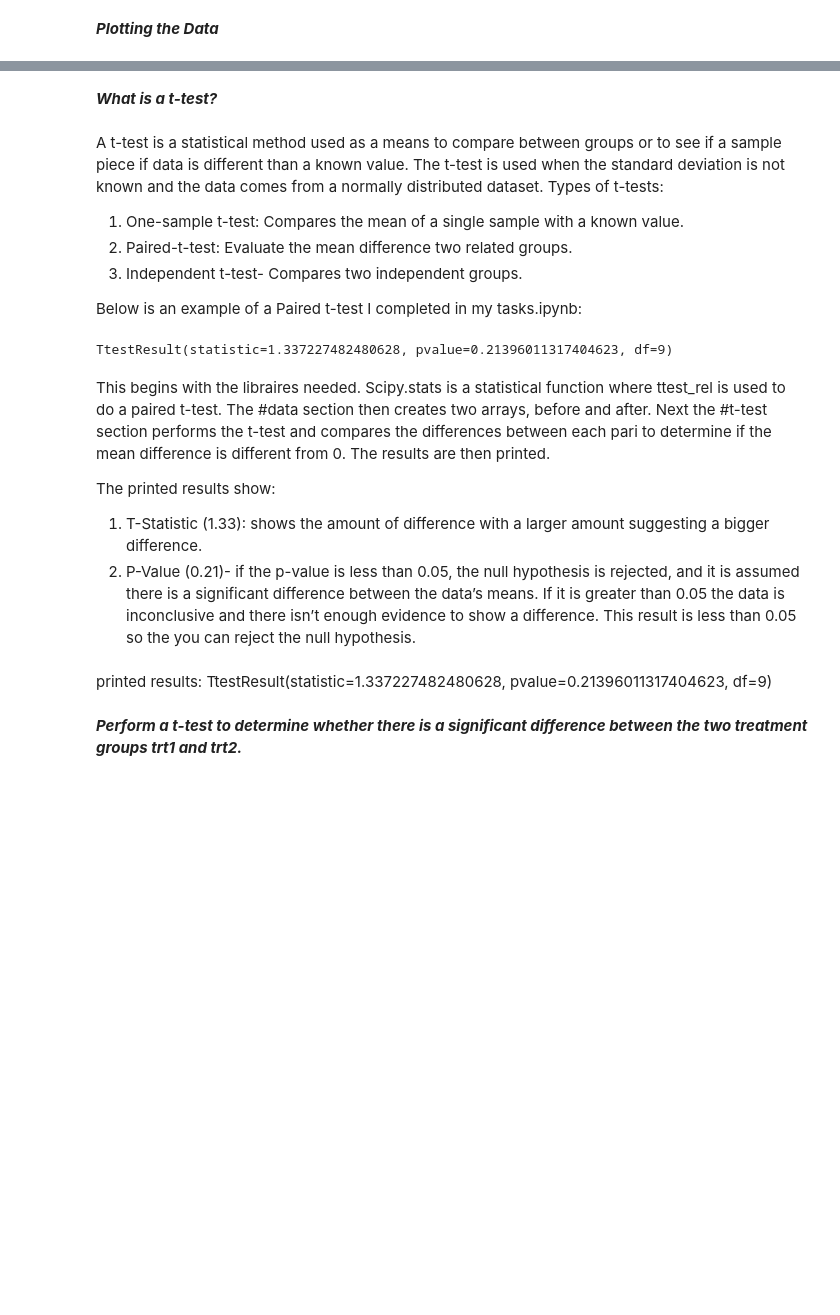
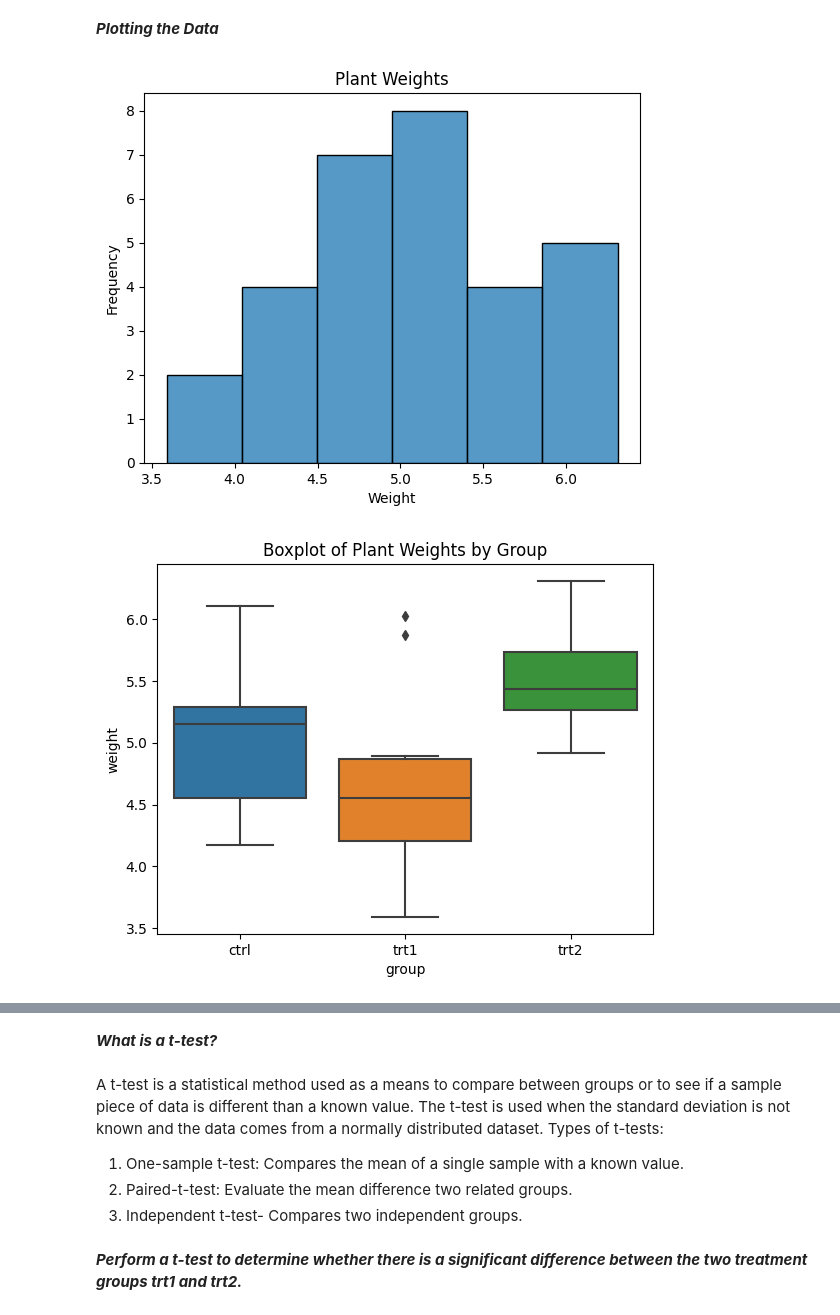
Before and after one commit to darachg22/applied_statistics, a Jupyter notebook: Project.ipynb, the cells around one changed output, grey strips where cells are left out. Saved outputs shown, nothing was run; the diff lists cells and outputs as text; code cells hidden in the pictures; blank space fills up the shorter version.

Commit message:
Tidied up the Project file. Nearly finished work on project. May need to condier smoother way to import columns. Maybe use indexing.

```diff
--- a/Project.ipynb
+++ b/Project.ipynb
@@ -70,3 +72,22 @@ max    30.000000   6.310000
 As mentioned, the datset has 30 rows with 10 points of data for each of the groups, broken into two column; **Weight**  (numerical) and **Group** (categorical).
 # %% [markdown]
 ***Plotting the Data***
+# %%
+#Histogram
+sns.histplot(data['weight'])
+plt.title('Plant Weights')
+plt.xlabel('Weight')
+plt.ylabel('Frequency')
+plt.show()
+
+#Boxplot
+sns.boxplot(x='group', y='weight', data=data)
+plt.title('Boxplot of Plant Weights by Group')
+plt.show()
+
+#Pairplot
+sns.pairplot(data)
+plt.show()
+# %% [output]
+[figure, added]
+[figure, added]
@@ -73,37 +95,10 @@ As mentioned, the datset has 30 rows with 10 points of data for each of the grou
 # %% [markdown]
 ***What is a t-test?***
 # %% [markdown]
-A t-test is a statistical method used as a means to compare between groups or to see if a sample piece if data is different than a known value. The t-test is used when the standard deviation is not known and the data comes from a normally distributed dataset.
+A t-test is a statistical method used as a means to compare between groups or to see if a sample piece of data is different than a known value. The t-test is used when the standard deviation is not known and the data comes from a normally distributed dataset.
 Types of t-tests:
 1.	One-sample t-test: Compares the mean of a single sample with a known value.
 2.	Paired-t-test: Evaluate the mean difference two related groups.
 3.	Independent t-test- Compares two independent groups.
-
-Below is an example of a Paired t-test I completed in my tasks.ipynb:
-# %%
-import numpy as np
-import scipy.stats as stats
-
-#Data
-before = np.array([63,68,70,64,74,67,70,57,66,65])
-
-after = np.array([64,64,68,64,73,70,72,54,61,63])
-
-#t-test
-test = stats.ttest_rel(before, after)
-print (test)
-# %% [output]
-TtestResult(statistic=1.337227482480628, pvalue=0.21396011317404623, df=9)
-# %% [markdown]
-This begins with the libraires needed. Scipy.stats is a statistical function where ttest_rel is used to do a paired t-test.
-The #data section then creates two arrays, before and after.
-Next the #t-test section performs the t-test and compares the differences between each pari to determine if the mean difference is different from 0. The results are then printed.
-
-The printed results show:
-
-1.	T-Statistic (1.33): shows the amount of difference with a larger amount suggesting a bigger difference.
-2.	P-Value (0.21)- if the p-value is less than 0.05, the null hypothesis is rejected, and it is assumed there is a significant difference between the data’s means. If it is greater than 0.05 the data is inconclusive and there isn’t enough evidence to show a difference. This result is less than 0.05 so the you can reject the null hypothesis.
-# %% [markdown]
-printed results: TtestResult(statistic=1.337227482480628, pvalue=0.21396011317404623, df=9)
 # %% [markdown]
 ***Perform a t-test to determine whether there is a significant difference between the two treatment groups trt1 and trt2.***
```
Also changed, not shown: parts of 16 cells of this notebook.
